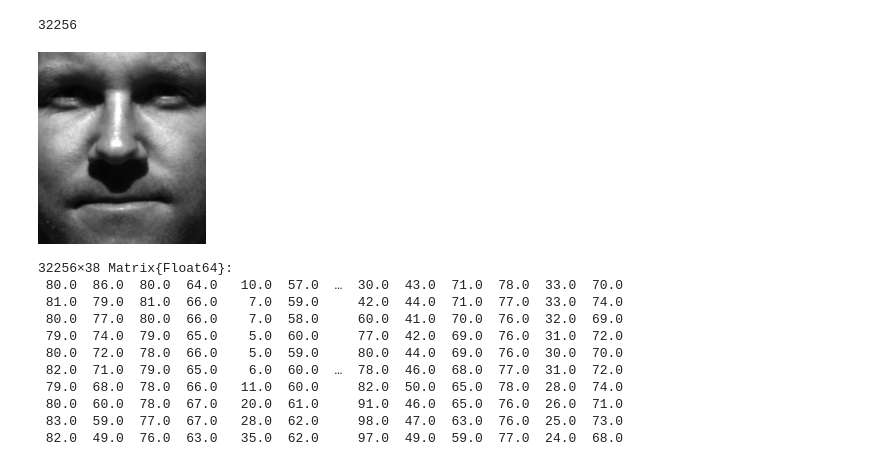
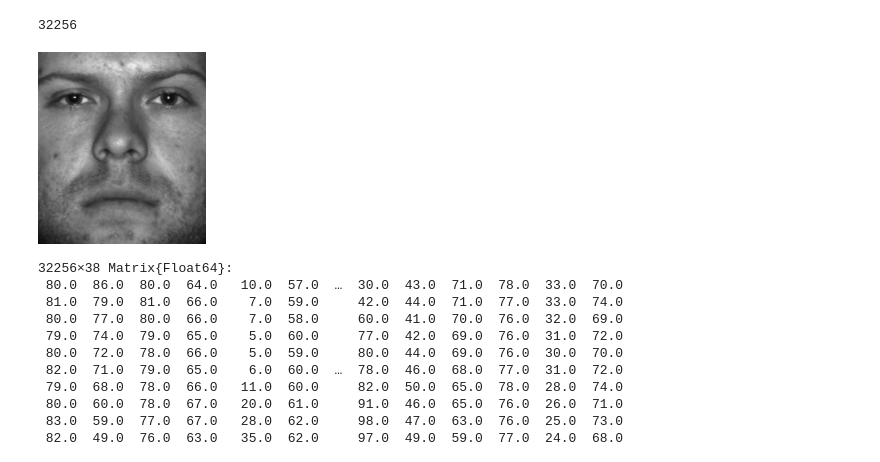
Before and after one commit to mcccccccccccccccccccccccccccccc/BME-574-2024, a Jupyter notebook: faces_class.ipynb, the cells around one changed output. Cells and saved outputs as stored; diff of their text form; code cells hidden in the pictures.

Commit message:
some more corrections to faces

```diff
--- a/faces_class.ipynb
+++ b/faces_class.ipynb
@@ -113,10 +113,10 @@ allPersonIdx
 # %% [output]
 32256
 # %%
-face = reshape(allfaces[:,129],(192,168)) ./ 255
+face = reshape(allfaces[:,1],(192,168)) ./ 255
 Gray.(face)
 # %% [output]
-[figure, old version]
+[figure, new version]
 # %%
 different_faces = allfaces[:,allPersonIdx]
 # %% [output]
```
Also changed, not shown: parts of 5 cells of this notebook.
